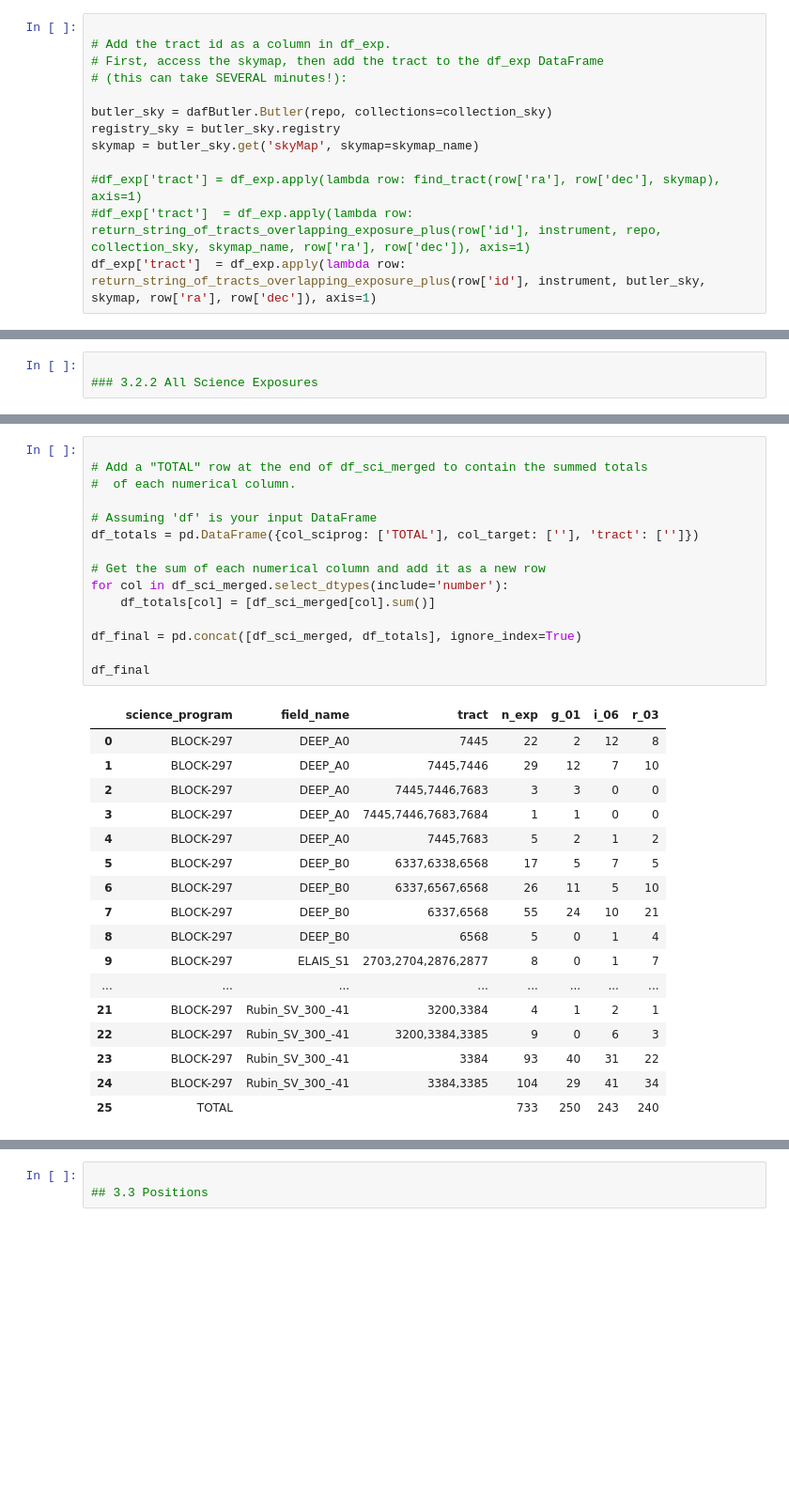
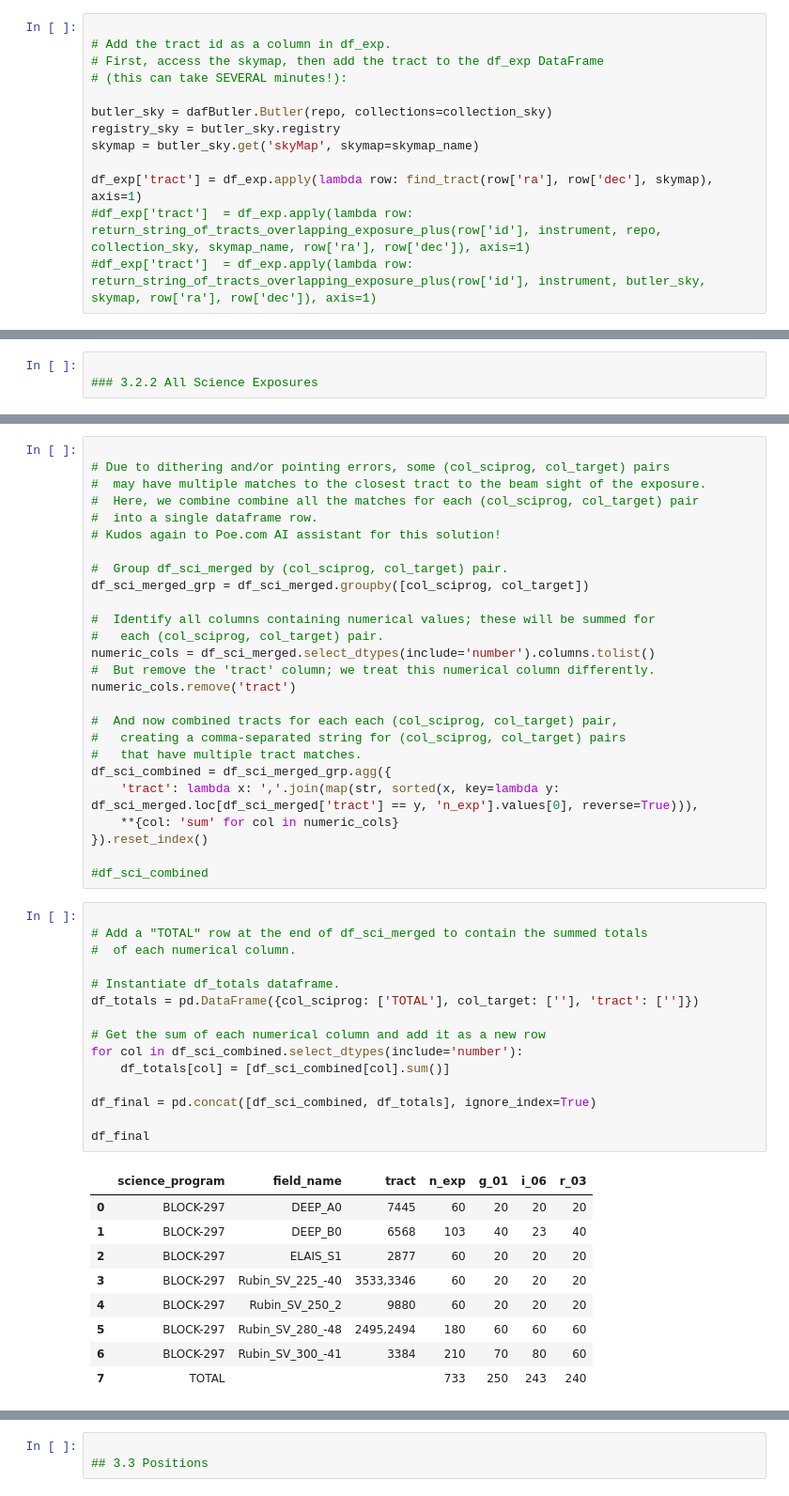
Before and after one commit to lsst-dm/vv-team-notebooks, a Jupyter notebook: notebooks/PREOPS-5002-target-report.ipynb, the cells around one changed output, grey strips where cells are left out. Shown at 94% size. Saved outputs shown, nothing was run; the diff lists cells and outputs as text; blank space fills up the shorter version.

```diff
--- a/notebooks/PREOPS-5002-target-report.ipynb
+++ b/notebooks/PREOPS-5002-target-report.ipynb
@@ -615,9 +586,9 @@ butler_sky = dafButler.Butler(repo, collections=collection_sky)
 registry_sky = butler_sky.registry
 skymap = butler_sky.get('skyMap', skymap=skymap_name)
 
-#df_exp['tract'] = df_exp.apply(lambda row: find_tract(row['ra'], row['dec'], skymap), axis=1)
+df_exp['tract'] = df_exp.apply(lambda row: find_tract(row['ra'], row['dec'], skymap), axis=1)
 #df_exp['tract']  = df_exp.apply(lambda row: return_string_of_tracts_overlapping_exposure_plus(row['id'], instrument, repo, collection_sky, skymap_name, row['ra'], row['dec']), axis=1)
-df_exp['tract']  = df_exp.apply(lambda row: return_string_of_tracts_overlapping_exposure_plus(row['id'], instrument, butler_sky, skymap, row['ra'], row['dec']), axis=1)
+#df_exp['tract']  = df_exp.apply(lambda row: return_string_of_tracts_overlapping_exposure_plus(row['id'], instrument, butler_sky, skymap, row['ra'], row['dec']), axis=1)
 # %%
 
 # Create a `DataFrame` containing just the science exposures:
@@ -719,33 +692,51 @@ df_sci_merged = pd.merge(df_sci_grouped_tract, df_sci_pivoted, on=[col_sciprog,
+# %%
+
+# Due to dithering and/or pointing errors, some (col_sciprog, col_target) pairs
+#  may have multiple matches to the closest tract to the beam sight of the exposure.
+#  Here, we combine combine all the matches for each (col_sciprog, col_target) pair
+#  into a single dataframe row.
+# Kudos again to Poe.com AI assistant for this solution!
+
+#  Group df_sci_merged by (col_sciprog, col_target) pair.
+df_sci_merged_grp = df_sci_merged.groupby([col_sciprog, col_target])
+
+#  Identify all columns containing numerical values; these will be summed for
+#   each (col_sciprog, col_target) pair.
+numeric_cols = df_sci_merged.select_dtypes(include='number').columns.tolist()
+#  But remove the 'tract' column; we treat this numerical column differently.
+numeric_cols.remove('tract')
+
+#  And now combined tracts for each each (col_sciprog, col_target) pair,
+#   creating a comma-separated string for (col_sciprog, col_target) pairs
+#   that have multiple tract matches.
+df_sci_combined = df_sci_merged_grp.agg({
+    'tract': lambda x: ','.join(map(str, sorted(x, key=lambda y: df_sci_merged.loc[df_sci_merged['tract'] == y, 'n_exp'].values[0], reverse=True))),
+    **{col: 'sum' for col in numeric_cols}
+}).reset_index()
+
+#df_sci_combined
 # %%
 
 # Add a "TOTAL" row at the end of df_sci_merged to contain the summed totals
 #  of each numerical column.
 
-# Assuming 'df' is your input DataFrame
+# Instantiate df_totals dataframe.
 df_totals = pd.DataFrame({col_sciprog: ['TOTAL'], col_target: [''], 'tract': ['']})
 
 # Get the sum of each numerical column and add it as a new row
-for col in df_sci_merged.select_dtypes(include='number'):
-    df_totals[col] = [df_sci_merged[col].sum()]
+for col in df_sci_combined.select_dtypes(include='number'):
+    df_totals[col] = [df_sci_combined[col].sum()]
 
-df_final = pd.concat([df_sci_merged, df_totals], ignore_index=True)
+df_final = pd.concat([df_sci_combined, df_totals], ignore_index=True)
 
 df_final
 # %% [output]
 |  | science_program | field_name | tract | n_exp | g_01 | i_06 | r_03 |
-| 0 | BLOCK-297 | DEEP_A0 | 7445 | 22 | 2 | 12 | 8 |
-| 1 | BLOCK-297 | DEEP_A0 | 7445,7446 | 29 | 12 | 7 | 10 |
-| 2 | BLOCK-297 | DEEP_A0 | 7445,7446,7683 | 3 | 3 | 0 | 0 |
-| 3 | BLOCK-297 | DEEP_A0 | 7445,7446,7683,7684 | 1 | 1 | 0 | 0 |
-| 4 | BLOCK-297 | DEEP_A0 | 7445,7683 | 5 | 2 | 1 | 2 |
-| 5 | BLOCK-297 | DEEP_B0 | 6337,6338,6568 | 17 | 5 | 7 | 5 |
-| 6 | BLOCK-297 | DEEP_B0 | 6337,6567,6568 | 26 | 11 | 5 | 10 |
-| 7 | BLOCK-297 | DEEP_B0 | 6337,6568 | 55 | 24 | 10 | 21 |
-| 8 | BLOCK-297 | DEEP_B0 | 6568 | 5 | 0 | 1 | 4 |
-| 9 | BLOCK-297 | ELAIS_S1 | 2703,2704,2876,2877 | 8 | 0 | 1 | 7 |
-| ... | ... | ... | ... | ... | ... | ... | ... |
-| 21 | BLOCK-297 | Rubin_SV_300_-41 | 3200,3384 | 4 | 1 | 2 | 1 |
-| 22 | BLOCK-297 | Rubin_SV_300_-41 | 3200,3384,3385 | 9 | 0 | 6 | 3 |
-| 23 | BLOCK-297 | Rubin_SV_300_-41 | 3384 | 93 | 40 | 31 | 22 |
-| 24 | BLOCK-297 | Rubin_SV_300_-41 | 3384,3385 | 104 | 29 | 41 | 34 |
-| 25 | TOTAL |  |  | 733 | 250 | 243 | 240 |
+| 0 | BLOCK-297 | DEEP_A0 | 7445 | 60 | 20 | 20 | 20 |
+| 1 | BLOCK-297 | DEEP_B0 | 6568 | 103 | 40 | 23 | 40 |
+| 2 | BLOCK-297 | ELAIS_S1 | 2877 | 60 | 20 | 20 | 20 |
+| 3 | BLOCK-297 | Rubin_SV_225_-40 | 3533,3346 | 60 | 20 | 20 | 20 |
+| 4 | BLOCK-297 | Rubin_SV_250_2 | 9880 | 60 | 20 | 20 | 20 |
+| 5 | BLOCK-297 | Rubin_SV_280_-48 | 2495,2494 | 180 | 60 | 60 | 60 |
+| 6 | BLOCK-297 | Rubin_SV_300_-41 | 3384 | 210 | 70 | 80 | 60 |
+| 7 | TOTAL |  |  | 733 | 250 | 243 | 240 |
```
Also changed, not shown: parts of 15 cells of this notebook.
